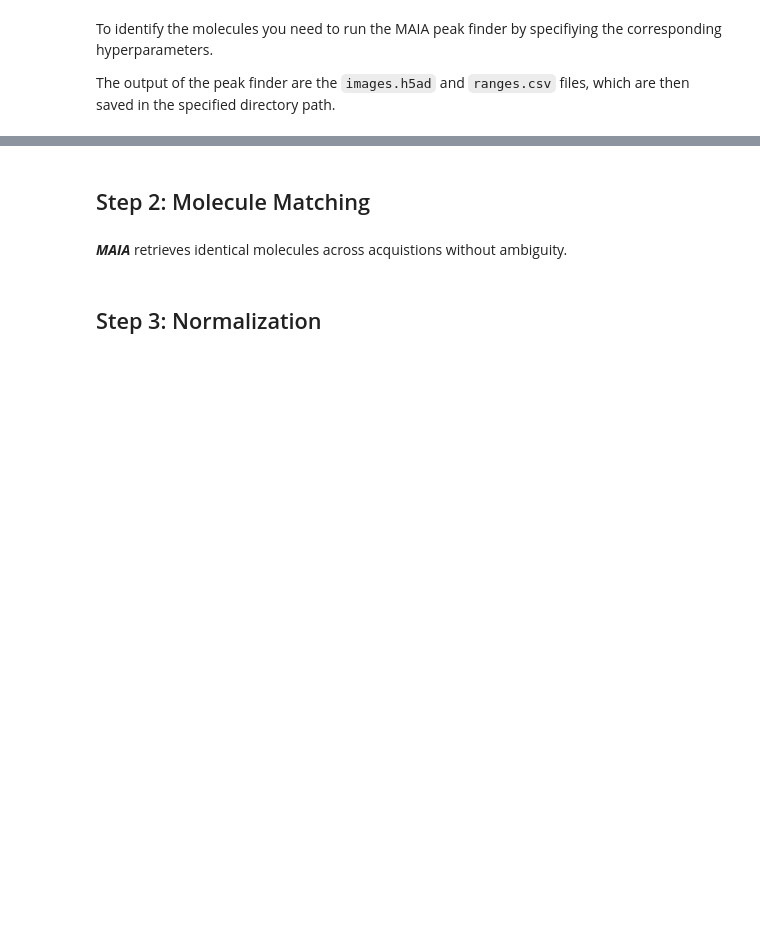
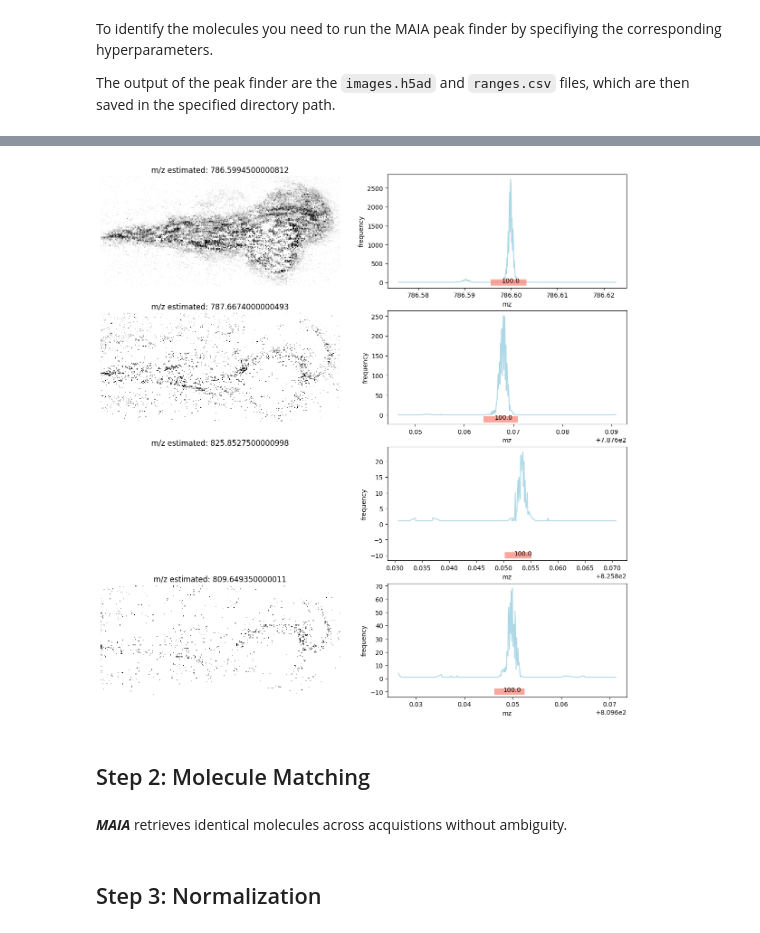
Before and after one commit to lamanno-epfl/uMAIA, a Jupyter notebook: Analysis_Tutorial.ipynb, the cells around one changed output, grey strips where cells are left out. Saved outputs shown, nothing was run; the diff lists cells and outputs as text; code cells hidden in the pictures; blank space fills up the shorter version.

```diff
--- a/Analysis_Tutorial.ipynb
+++ b/Analysis_Tutorial.ipynb
@@ -76,3 +86,21 @@ NameError: name 'MAIA' is not defined
+# %%
+df_ranges = pd.read_csv(f'{path}{section}/CHECK/ranges.csv', index_col=0)
+
+# [478.329, 764.5201, 723.4935, 518.3217,806.5694, 764.5225,478.33]
+adduct_H = 1.007
+adduct_Na = 22.98977
+adduct_K = 39.0983
+adduct_NH4 = 14.0067 + 4 * adduct_H
+s_mz =787.66876 - adduct_H
+
+
+fig = MAIA.vis.image_mz(smz, df=df_ranges,
+                             mz_list=[s_mz, s_mz + adduct_H, s_mz + adduct_K, s_mz + adduct_Na],
+                             cmap='Greys',figsize=(15,15),
+                             img_shape=smz.img_shape, limit=0.01,clip=99,
+                            )
+# %% [output]
+[figure, added]
 # %% [markdown]
 ## Step 2: Molecule Matching
 # %% [markdown]
```
Also changed, not shown: parts of 13 cells of this notebook, 1 other file.
